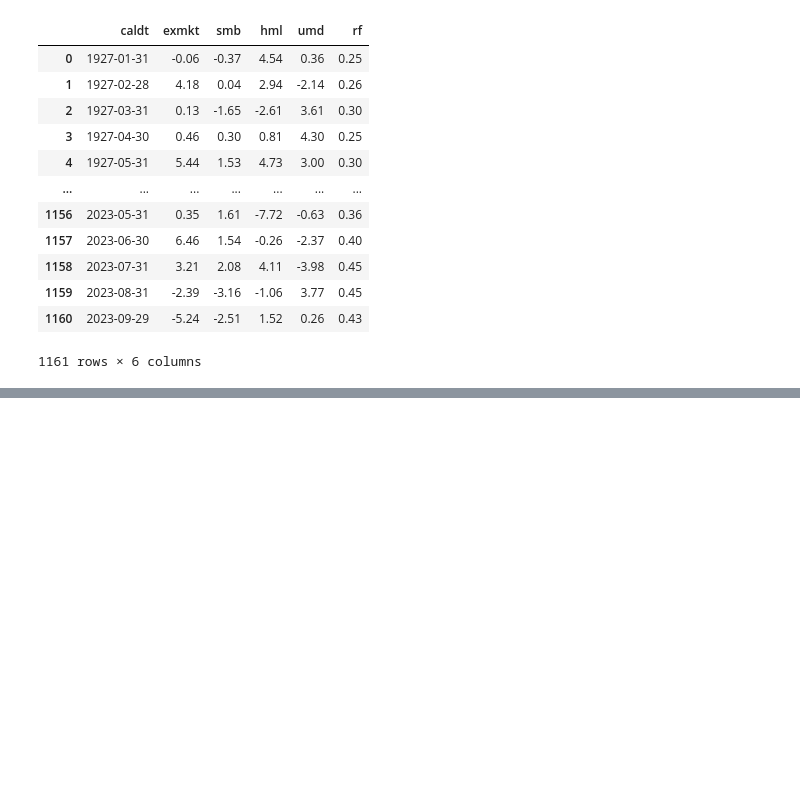
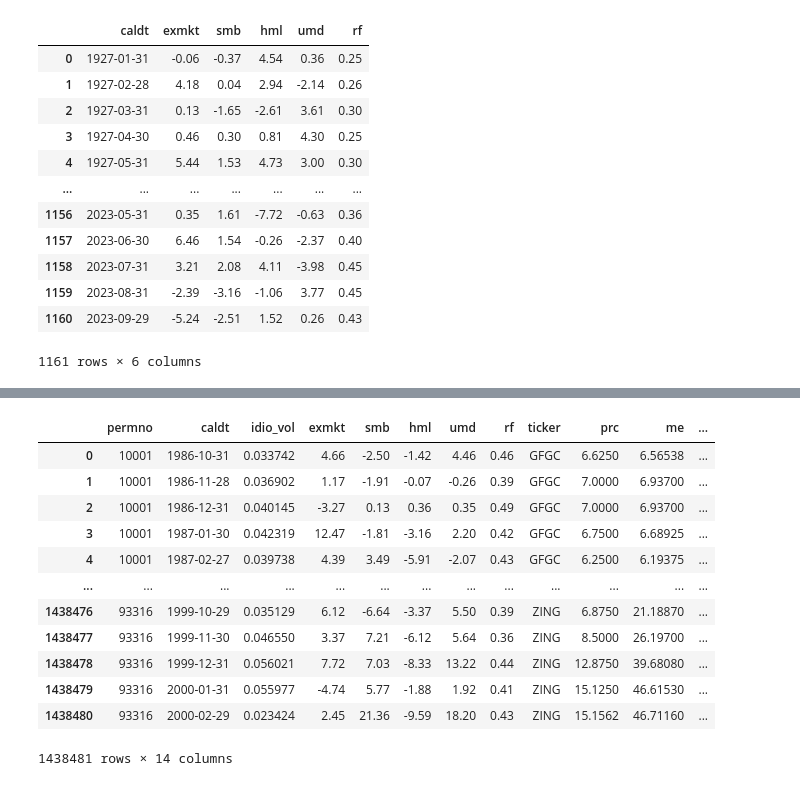
Before and after one commit to brandonwaits12/Idiosyncratic-Volatility, a Jupyter notebook: idio_vol_project.ipynb, the cells around one changed output, grey strips where cells are left out. Cells and saved outputs as stored; diff of their text form; code cells hidden in the pictures; blank space fills up the shorter version.

```diff
--- a/idio_vol_project.ipynb
+++ b/idio_vol_project.ipynb
@@ -10,8 +10,8 @@ from finance_byu.regtables import Regtable
 from finance_byu.rolling import roll_idio
 # %%
 #load daily CRSP price data
-df = pd.read_csv("crsp_daily.csv", parse_dates=['caldt'])
-df
+data = pd.read_csv("crsp_daily.csv", parse_dates=['caldt'])
+data
 # %% [output]
 |  | permno | caldt | shrcd | excd | siccd | prc | ret | vol | shr |
 | 0 | 10000 | 1986-01-07 | 10 | 3 | 3990 | -2.5625 | NaN | 1000.0 | 3680.0 |
@@ -27,6 +27,8 @@ df
 | 105258379 | 93436 | 2023-12-29 | 11 | 3 | 9999 | 248.4800 | -0.018564 | 100321000.0 | 3178920.0 |
 105258380 rows × 9 columns
 # %%
+df = data.copy()
+
 df['prclag'] = df.groupby('permno')['prc'].shift() #lag price
 df['logret'] = np.log(1 + df['ret']) #calculate the logarithm of returns
 
@@ -106,8 +108,3 @@ df
 | 30253559 | 93316 | 2000-03-15 | 11 | 3 | 5060 | 15.0625 | 0.000000 | 2100.0 | 3082.0 | 15.0625 | 0.000000 | ... |
 | 30253560 | 93316 | 2000-03-16 | 11 | 3 | 5060 | 15.3750 | 0.020747 | 700.0 | 3082.0 | 15.0625 | 0.020535 | ... |
 30253561 rows × 14 columns
-# %%
-df['mdt'] = df['caldt'].values.astype('datetime64[M]')
-df['idio_vol_avg'] = df.groupby(['mdt', 'permno'])['idio_vol'].mean()
-df['idio_vol_avg'] = df.resample('ME')[]
-df
@@ -130,3 +125,7 @@ factors
 | 1159 | 2023-08-31 | -2.39 | -3.16 | -1.06 | 3.77 | 0.45 |
 | 1160 | 2023-09-29 | -5.24 | -2.51 | 1.52 | 0.26 | 0.43 |
 1161 rows × 6 columns
+# %%
+df = df[['permno', 'caldt', 'idio_vol']]
+df = pd.merge(df, factors, on = ['caldt'], how = 'inner')
+df
@@ -132,0 +146,21 @@ factors
+# %%
+market_cap = pd.read_csv("market_cap.csv", parse_dates=['caldt'])
+market_cap['melag'] = market_cap.groupby('permno')['me'].shift()
+market_cap = market_cap.dropna()
+df = pd.merge(df, market_cap, on = ['caldt', 'permno'], how = 'left')
+df
+# market_cap
+# %% [output]
+|  | permno | caldt | idio_vol | exmkt | smb | hml | umd | rf | ticker | prc | me | ... |
+| 0 | 10001 | 1986-10-31 | 0.033742 | 4.66 | -2.50 | -1.42 | 4.46 | 0.46 | GFGC | 6.6250 | 6.56538 | ... |
+| 1 | 10001 | 1986-11-28 | 0.036902 | 1.17 | -1.91 | -0.07 | -0.26 | 0.39 | GFGC | 7.0000 | 6.93700 | ... |
+| 2 | 10001 | 1986-12-31 | 0.040145 | -3.27 | 0.13 | 0.36 | 0.35 | 0.49 | GFGC | 7.0000 | 6.93700 | ... |
+| 3 | 10001 | 1987-01-30 | 0.042319 | 12.47 | -1.81 | -3.16 | 2.20 | 0.42 | GFGC | 6.7500 | 6.68925 | ... |
+| 4 | 10001 | 1987-02-27 | 0.039738 | 4.39 | 3.49 | -5.91 | -2.07 | 0.43 | GFGC | 6.2500 | 6.19375 | ... |
+| ... | ... | ... | ... | ... | ... | ... | ... | ... | ... | ... | ... | ... |
+| 1438476 | 93316 | 1999-10-29 | 0.035129 | 6.12 | -6.64 | -3.37 | 5.50 | 0.39 | ZING | 6.8750 | 21.18870 | ... |
+| 1438477 | 93316 | 1999-11-30 | 0.046550 | 3.37 | 7.21 | -6.12 | 5.64 | 0.36 | ZING | 8.5000 | 26.19700 | ... |
+| 1438478 | 93316 | 1999-12-31 | 0.056021 | 7.72 | 7.03 | -8.33 | 13.22 | 0.44 | ZING | 12.8750 | 39.68080 | ... |
+| 1438479 | 93316 | 2000-01-31 | 0.055977 | -4.74 | 5.77 | -1.88 | 1.92 | 0.41 | ZING | 15.1250 | 46.61530 | ... |
+| 1438480 | 93316 | 2000-02-29 | 0.023424 | 2.45 | 21.36 | -9.59 | 18.20 | 0.43 | ZING | 15.1562 | 46.71160 | ... |
+1438481 rows × 14 columns
```
Also changed, not shown: parts of 5 cells of this notebook.
